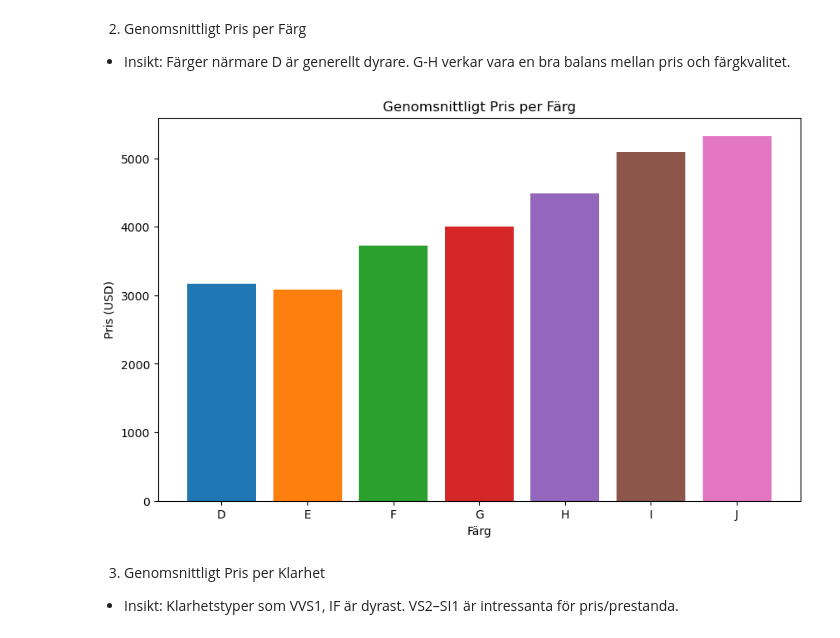
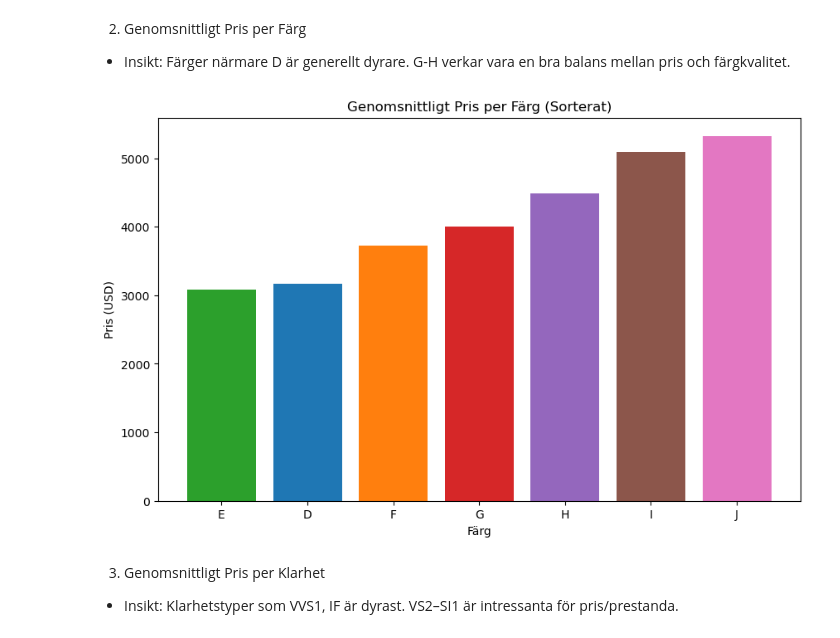
Before and after one commit to ManaInfectedRP/Skola_Python, a Jupyter notebook: Python/Kundskapskontrollen/diamonds/KunskapsKontrollen.ipynb, the cells around one changed output. Saved outputs shown, nothing was run; the diff lists cells and outputs as text; code cells hidden in the pictures.

```diff
--- a/Python/Kundskapskontrollen/diamonds/KunskapsKontrollen.ipynb
+++ b/Python/Kundskapskontrollen/diamonds/KunskapsKontrollen.ipynb
@@ -84,20 +84,34 @@ plt.show()
 2. Genomsnittligt Pris per Färg
 - Insikt: Färger närmare D är generellt dyrare. G-H verkar vara en bra balans mellan pris och färgkvalitet.
 # %%
-avg_price_by_color = df_clean.groupby("color")["price"].mean().sort_index()
+avg_price_by_color = df_clean.groupby("color")["price"].mean()
 
-# Generera en lista med olika färger (t.ex. från colormap 'tab10')
-colors = plt.cm.Set3(range(len(avg_price_by_color)))
+# 2. Sortera efter pris (lägst till högst)
+avg_price_by_color = avg_price_by_color.sort_values()
 
-# Rita stapeldiagram
+# 3. Definiera färgordbok
+color_map = {
+    "D": "#1f77b4",  # blå
+    "E": "#2ca02c",  # grön
+    "F": "#ff7f0e",  # orange
+    "G": "#d62728",  # röd
+    "H": "#9467bd",  # lila
+    "I": "#8c564b",  # brun
+    "J": "#e377c2",  # rosa
+}
+
+# 4. Skapa färglista i samma ordning som sorteringen
+colors = [color_map.get(color, "#333333") for color in avg_price_by_color.index]
+
+# 5. Rita diagrammet
 plt.figure(figsize=(10, 6))
 plt.bar(avg_price_by_color.index, avg_price_by_color.values, color=colors)
-plt.title("Genomsnittligt Pris per Färg")
+plt.title("Genomsnittligt Pris per Färg (Sorterat)")
 plt.xlabel("Färg")
 plt.ylabel("Pris (USD)")
 plt.show()
 # %% [output]
-[figure, old version]
+[figure, new version]
 # %% [markdown]
 3. Genomsnittligt Pris per Klarhet
 - Insikt: Klarhetstyper som VVS1, IF är dyrast. VS2–SI1 är intressanta för pris/prestanda.
```
Also changed, not shown: parts of 2 cells of this notebook, 5 other files.
